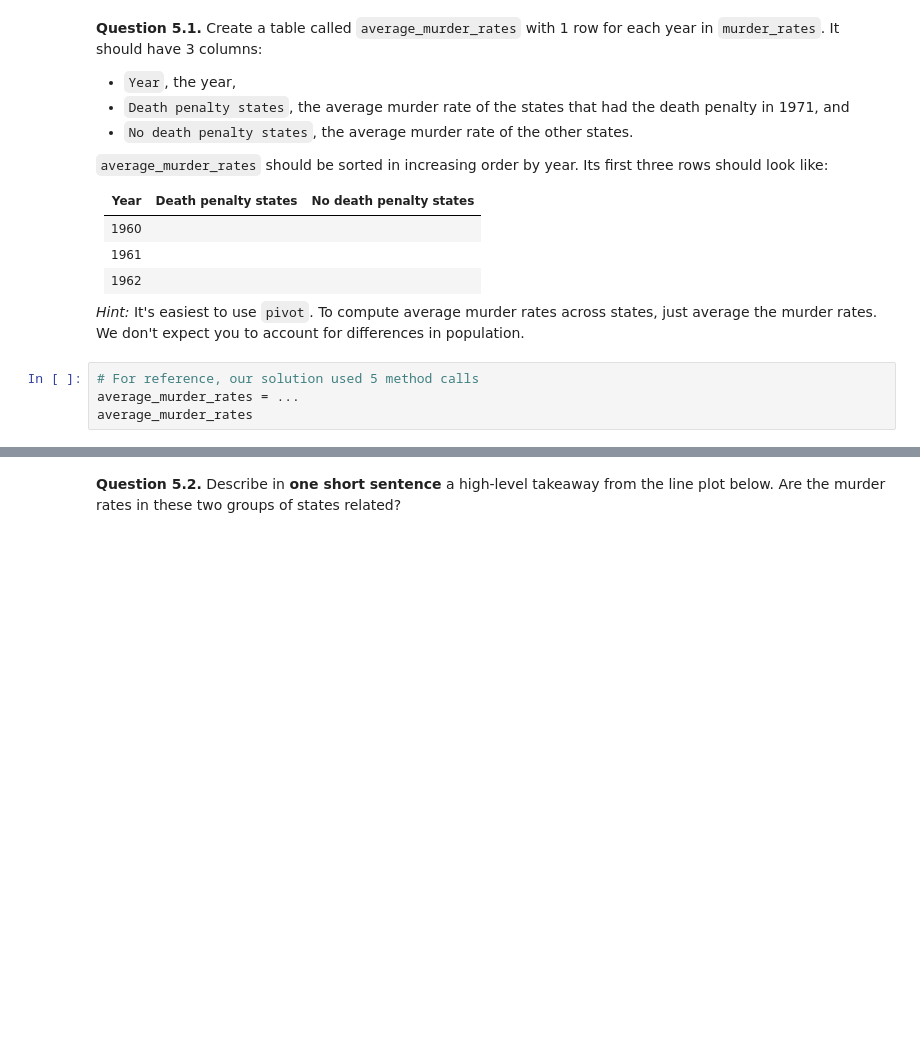
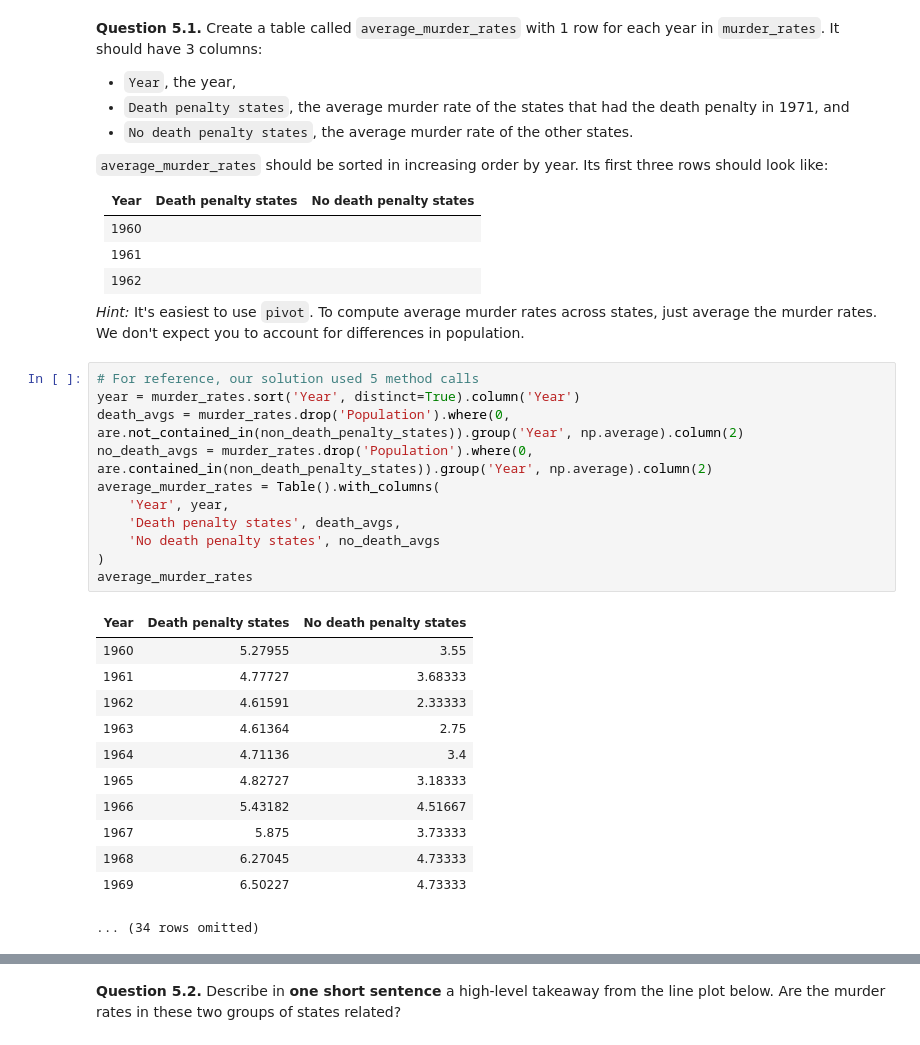
Before and after one commit to ferpart/data_science, a Jupyter notebook: projects/project2/project2.ipynb, the cells around one changed output, grey strips where cells are left out. Cells and saved outputs as stored; diff of their text form; blank space fills up the shorter version.

```diff
--- a/projects/project2/project2.ipynb
+++ b/projects/project2/project2.ipynb
@@ -657,9 +762,29 @@ We know that we want to compare murder rates of states with and without the deat
 |1962| | ||
 
 *Hint:*  It's easiest to use `pivot`. To compute average murder rates across states, just average the murder rates. We don't expect you to account for differences in population.
-# %%
-# For reference, our solution used 5 method calls
-average_murder_rates = ...
-average_murder_rates
+# %%
+# For reference, our solution used 5 method calls
+year = murder_rates.sort('Year', distinct=True).column('Year')
+death_avgs = murder_rates.drop('Population').where(0, are.not_contained_in(non_death_penalty_states)).group('Year', np.average).column(2)
+no_death_avgs = murder_rates.drop('Population').where(0, are.contained_in(non_death_penalty_states)).group('Year', np.average).column(2)
+average_murder_rates = Table().with_columns(
+    'Year', year,
+    'Death penalty states', death_avgs,
+    'No death penalty states', no_death_avgs
+)
+average_murder_rates
+# %% [output]
+| Year | Death penalty states | No death penalty states |
+| 1960 | 5.27955 | 3.55 |
+| 1961 | 4.77727 | 3.68333 |
+| 1962 | 4.61591 | 2.33333 |
+| 1963 | 4.61364 | 2.75 |
+| 1964 | 4.71136 | 3.4 |
+| 1965 | 4.82727 | 3.18333 |
+| 1966 | 5.43182 | 4.51667 |
+| 1967 | 5.875 | 3.73333 |
+| 1968 | 6.27045 | 4.73333 |
+| 1969 | 6.50227 | 4.73333 |
+... (34 rows omitted)
 # %%
 _ = ok.grade('q5_1')
```
Also changed, not shown: parts of 35 cells of this notebook.
